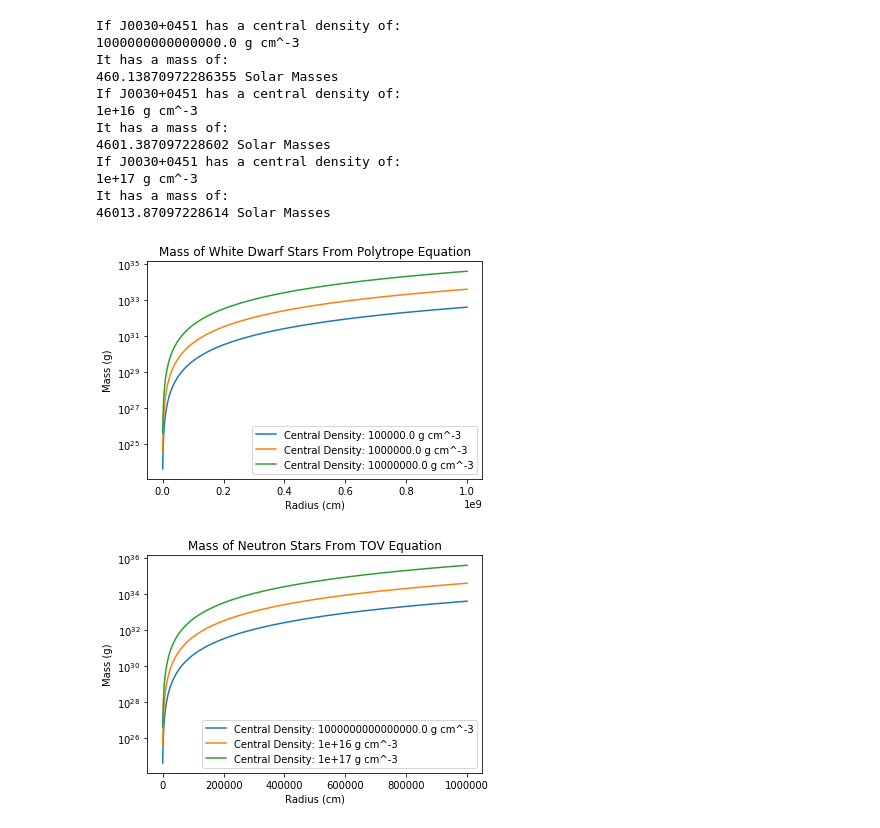
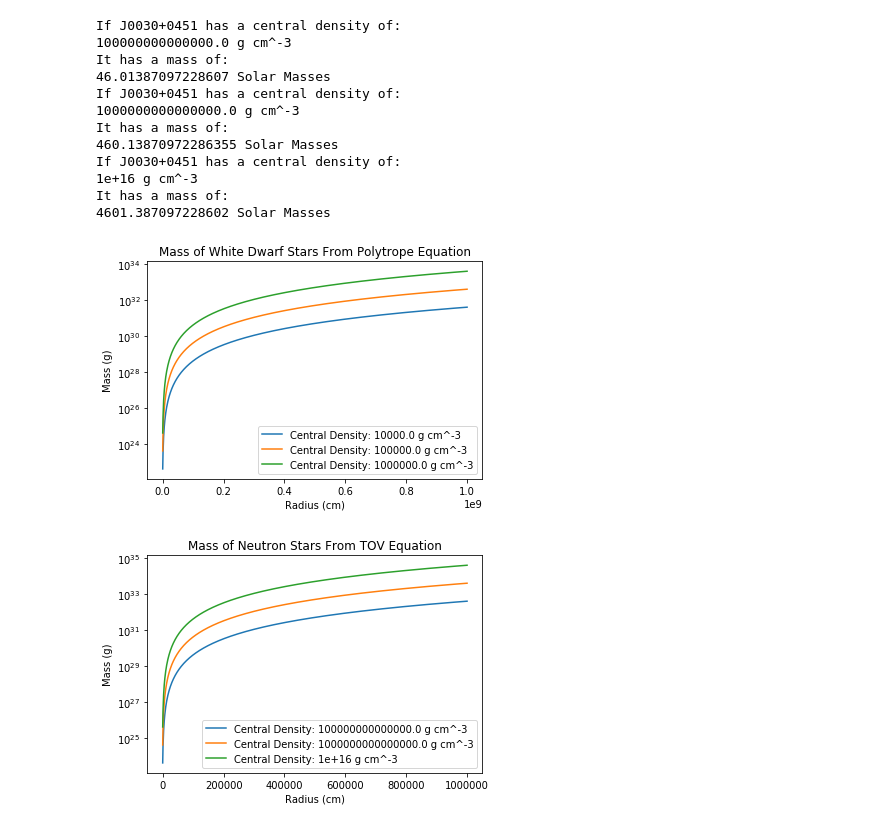
Before and after one commit to zrd7527/ASTP720, a Jupyter notebook: ASTP720_HW4.ipynb, the cells around one changed output. Saved outputs shown, nothing was run; the diff lists cells and outputs as text; code cells hidden in the pictures.

Commit message:
Updated central densities to the given values

```diff
--- a/ASTP720_HW4.ipynb
+++ b/ASTP720_HW4.ipynb
@@ -92,8 +92,8 @@ def releq(y, r, rho):
     return(dydr)
 
 def main():
-    rhocwd = [10e4, 10e5, 10e6]   #g/cm^3
-    rhocns = [10e14, 10e15, 10e16]   #g/cm^3
+    rhocwd = [1e4, 1e5, 1e6]   #g/cm^3
+    rhocns = [1e14, 1e15, 1e16]   #g/cm^3
     plt.figure(1)
     labels = []
     for i in range(len(rhocwd)):
@@ -111,36 +111,36 @@ def main():
     labels = []
     for i in range(len(rhocns)):
         Pc = (5.4*10e9)*(rhocns[i]**(5/3))
         MP = rungekutta(func = releq, RRange = (1, 10e5), y0 = (1e-4, Pc), rhoc = rhocns[i], h = 1000)
         rad = np.linspace(0,10e5,1000)
         labels.append('Central Density: ' + str(rhocns[i]) + ' g cm^-3')
         plt.plot(rad, MP[0])
     plt.yscale('log')
     plt.xlabel('Radius (cm)')
     plt.ylabel('Mass (g)')
     plt.title('Mass of Neutron Stars From TOV Equation')
     plt.legend(labels = labels)
     for i in range(len(rhocns)):
         Pc = (5.4*10e9)*(rhocns[i]**(5/3))
         MP = rungekutta(func = releq, RRange = (1, 13*10e5), y0 = (1e-4, Pc), rhoc = rhocns[i], h = 1000)
         print('If J0030+0451 has a central density of:')
         print(str(rhocns[i]) + ' g cm^-3')
         print('It has a mass of:')
         print(str(MP[0][-1]/(2*10e33)) + ' Solar Masses')
 
 main()
 # %% [output]
+If J0030+0451 has a central density of:
+100000000000000.0 g cm^-3
+It has a mass of:
+46.01387097228607 Solar Masses
 If J0030+0451 has a central density of:
 1000000000000000.0 g cm^-3
 It has a mass of:
 460.13870972286355 Solar Masses
 If J0030+0451 has a central density of:
 1e+16 g cm^-3
 It has a mass of:
 4601.387097228602 Solar Masses
-If J0030+0451 has a central density of:
-1e+17 g cm^-3
-It has a mass of:
-46013.87097228614 Solar Masses
-[figure, old version]
+[figure, new version]
-[figure, old version]
+[figure, new version]
```
